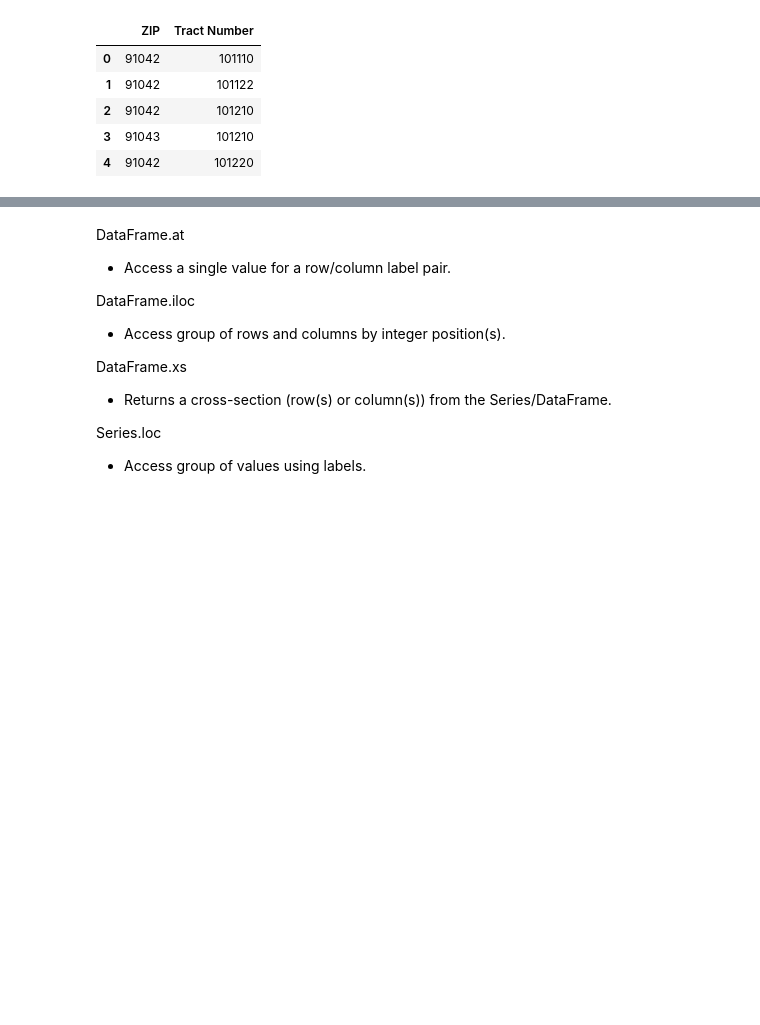
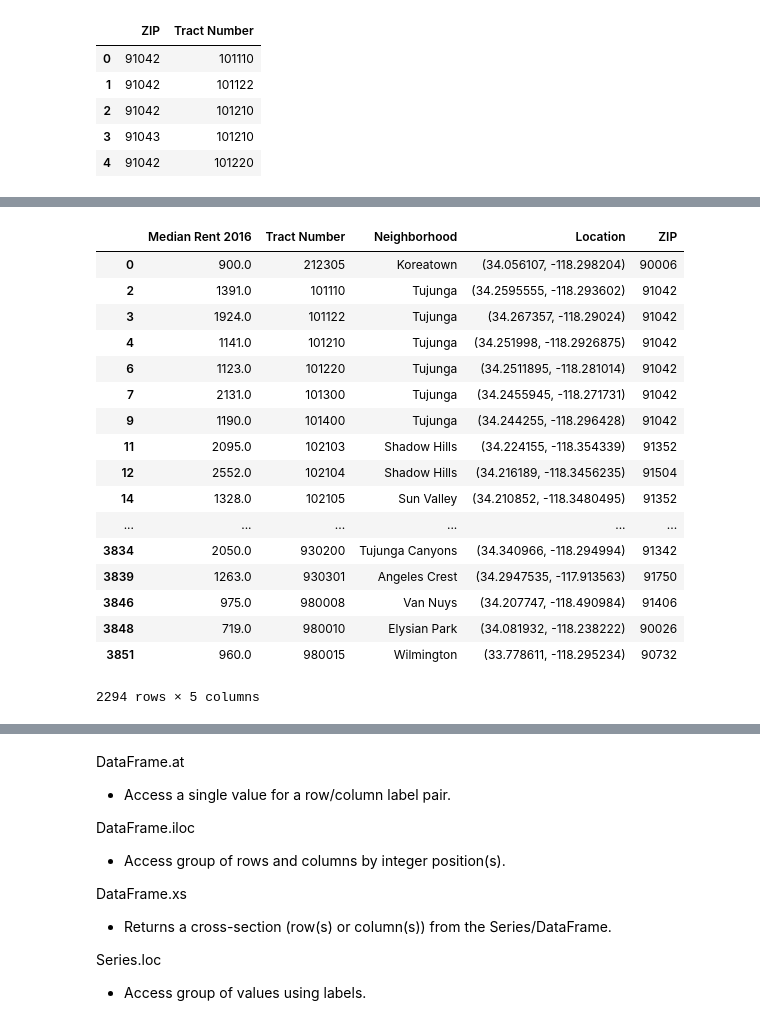
Before and after one commit to RandallPark/USCGroupProj, a Jupyter notebook: Housing/HousingNotebook.ipynb, the cells around one changed output, grey strips where cells are left out. Cells and saved outputs as stored; diff of their text form; code cells hidden in the pictures; blank space fills up the shorter version.

```diff
--- a/Housing/HousingNotebook.ipynb
+++ b/Housing/HousingNotebook.ipynb
@@ -164,0 +161,22 @@ selection
+# %%
+housing_with_zip1 = housing_with_zip.drop_duplicates(['Tract Number'])
+housing_with_zip1
+# %% [output]
+|  | Median Rent 2016 | Tract Number | Neighborhood | Location | ZIP |
+| 0 | 900.0 | 212305 | Koreatown | (34.056107, -118.298204) | 90006 |
+| 2 | 1391.0 | 101110 | Tujunga | (34.2595555, -118.293602) | 91042 |
+| 3 | 1924.0 | 101122 | Tujunga | (34.267357, -118.29024) | 91042 |
+| 4 | 1141.0 | 101210 | Tujunga | (34.251998, -118.2926875) | 91042 |
+| 6 | 1123.0 | 101220 | Tujunga | (34.2511895, -118.281014) | 91042 |
+| 7 | 2131.0 | 101300 | Tujunga | (34.2455945, -118.271731) | 91042 |
+| 9 | 1190.0 | 101400 | Tujunga | (34.244255, -118.296428) | 91042 |
+| 11 | 2095.0 | 102103 | Shadow Hills | (34.224155, -118.354339) | 91352 |
+| 12 | 2552.0 | 102104 | Shadow Hills | (34.216189, -118.3456235) | 91504 |
+| 14 | 1328.0 | 102105 | Sun Valley | (34.210852, -118.3480495) | 91352 |
+| ... | ... | ... | ... | ... | ... |
+| 3834 | 2050.0 | 930200 | Tujunga Canyons | (34.340966, -118.294994) | 91342 |
+| 3839 | 1263.0 | 930301 | Angeles Crest | (34.2947535, -117.913563) | 91750 |
+| 3846 | 975.0 | 980008 | Van Nuys | (34.207747, -118.490984) | 91406 |
+| 3848 | 719.0 | 980010 | Elysian Park | (34.081932, -118.238222) | 90026 |
+| 3851 | 960.0 | 980015 | Wilmington | (33.778611, -118.295234) | 90732 |
+2294 rows × 5 columns
```
Also changed, not shown: parts of 28 cells of this notebook, 8 other files.
